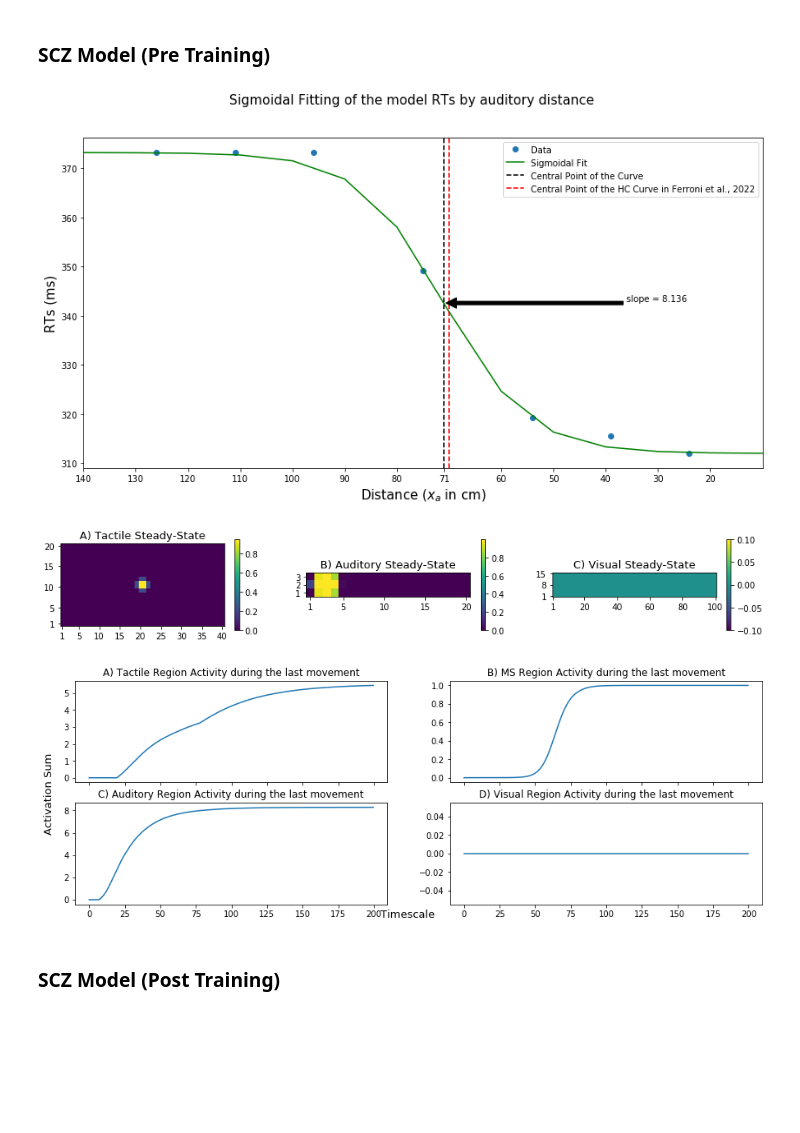
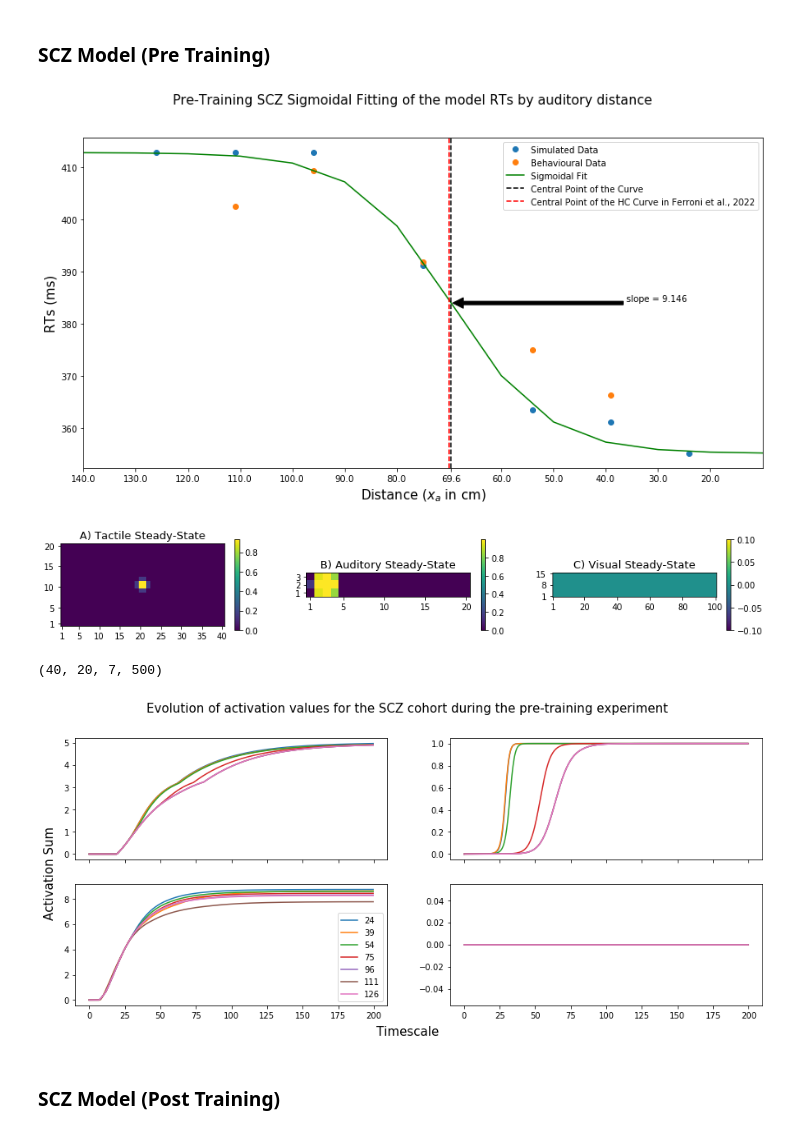
Before and after one commit to VladGrigoras/Dissertation, a Jupyter notebook: HC_FittingFerroni.ipynb, the cells around one changed output. Saved outputs shown, nothing was run; the diff lists cells and outputs as text; code cells hidden in the pictures; blank space fills up the shorter version.

```diff
--- a/HC_FittingFerroni.ipynb
+++ b/HC_FittingFerroni.ipynb
@@ -8,8 +8,8 @@ a_distances = [24, 39, 54, 75, 96, 111, 126]
 ### HC Model (Pre Training)
 # %%
 HCLt, HCLa, HCLv = Lw(.15, .05, 1, 4, .15, .05, 20, 80, .15, .05, 2, 8)
-HCWat, HCWvt, HCWav = crossmodal(.9, 2, .9, 2, .9, 2)
-HCWt, HCWa, HCWv, HCBt, HCBa, HCBv = FwFb(6.5, 6.5, 6.5, 7.75, 7.75, 7.75, 17, 990, 49, 0.98) #feedforward and feedback
+HCWat, HCWvt, HCWav = crossmodal(1.3, 2, 1.3, 2, 1.3, 2)
+HCWt, HCWa, HCWv, HCBt, HCBa, HCBv = FwFb(6.5, 6.5, 6.5, 6.55, 6.55, 6.55, 17, 990, 49, 0.98) #feedforward and feedback
 
 HCzt, HCza, HCzm, HCzv, HCrt = experiment(0.4, 200, a_distances, 5, HCLt, HCLa, HCLv, HCWt, HCWa, HCWv, HCBt, HCBa, HCBv, HCWat, HCWvt, HCWav, 0, 0)
 # %%
@@ -283,9 +287,11 @@ plt.show()
 # %% [markdown]
 ### SCZ Model (Pre Training)
 # %%
+a_distances = [24, 39, 54, 75, 96, 111, 126]
+
 SCZLt, SCZLa, SCZLv = Lw(1.25, .05, 1, 4, 1.25, .05, 20, 80, 1.25, .05, 2, 8)
-SCZWat, SCZWvt, SCZWav = crossmodal(.9, 2, .9, 2, .9, 2)
-SCZWt, SCZWa, SCZWv, SCZBt, SCZBa, SCZBv = FwFb(6.5, 6.5, 6.5, 2.5, 2.5, 2.5, 17, 990, 49, 0.98)
+SCZWat, SCZWvt, SCZWav = crossmodal(.75, 2, .75, 2, .75, 2)
+SCZWt, SCZWa, SCZWv, SCZBt, SCZBa, SCZBv = FwFb(6.5, 6.5, 6.5, 2, 2, 2, 17, 990, 49, 0.98)
 
 SCZzt, SCZza, SCZzm, SCZzv, SCZrt = experiment(0.4, 200, a_distances, 5, SCZLt, SCZLa, SCZLv, SCZWt, SCZWa, SCZWv, SCZBt, SCZBa, SCZBv, SCZWat, SCZWvt, SCZWav, 1.75, 0)
 # %%
@@ -298,7 +304,8 @@ x = np.arange(10, 150, 10)
 y = RTsig(x, SCZcp, SCZslope)
 plt.figure(figsize = (14,7))
 
-plt.plot(a_distances, SCZrt, 'o', label='Data')
+plt.plot(a_distances, SCZrt, 'o', label='Simulated Data')
+plt.plot(a_distances[1:-1], fpreSRTSig, 'o', label='Behavioural Data')
 plt.plot(x,y, label='Sigmoidal Fit', color = "g")
 plt.axvline(x = SCZcp, color = 'black', label = 'Central Point of the Curve', linestyle = "dashed")
 plt.axvline(x = fprSCZCP, color = 'red', label = 'Central Point of the HC Curve in Ferroni et al., 2022', linestyle = "dashed")
@@ -306,7 +313,7 @@ plt.axvline(x = fprSCZCP, color = 'red', label = 'Central Point of the HC Curve
 plt.xlim(max(x), min(x))
 plt.xticks([20,30,40,50,60,SCZcp,80,90,100,110,120,130,140])
 
-plt.suptitle("Sigmoidal Fitting of the model RTs by auditory distance", fontsize = 15)
+plt.suptitle("Pre-Training SCZ Sigmoidal Fitting of the model RTs by auditory distance", fontsize = 15)
 plt.legend(loc='best')
 plt.xlabel("Distance ($x_a$ in cm)", fontsize = 15)
 plt.ylabel("RTs (ms)", fontsize = 15)
@@ -319,7 +326,7 @@ plt.annotate('slope = {}'.format(round(SCZslope, 3)),
 
 plt.show()
 # %% [output]
-[figure, old version]
+[figure, new version]
 # %%
 #Steady State
 x = 0
@@ -360,35 +367,43 @@ fig.colorbar(hm3, ax = ax[2], shrink = 0.5)
 plt.show()
 # %% [output]
 [figure]
+# %%
+np.shape(SCZzt)
+# %% [output]
+(40, 20, 7, 500)
 # %%
 x = 500
-tact = np.zeros(x)
-aud = np.zeros(x)
-vis = np.zeros(x)
-time = np.arange(0, 200 + 0.4, 0.4)
 
-for i in range(x):
-    tact[i] = np.sum(SCZzt[:,:,-1, i])
-    aud[i] = np.sum(SCZza[:,:,-1, i])
-    vis[i] = np.sum(SCZzv[:,:,-1, i])
+tact = np.zeros((7, x))
+aud = np.zeros((7, x))
+vis = np.zeros((7, x))
+
+
+for j in range(7):
+    for i in range(x):
+        tact[j, i] = np.sum(SCZzt[:,:,j, i])
+        aud[j, i] = np.sum(SCZza[:,:,j, i])
+        vis[j, i] = np.sum(SCZzv[:,:,j, i])
 
 #2.10 network evolution
-fig, ax = plt.subplots(2, 2, figsize = (15, 5), sharex="col")
+fig, ax = plt.subplots(2, 2, figsize = (15, 6), sharex="col")
 
-ax[0,0].plot(time[:x], tact[:x])
-ax[1,0].plot(time[:x], aud[:x])
-ax[0,1].plot(time[:x], SCZzm[-1, :x])
-ax[1,1].plot(time[:x], vis[:x])
+time = np.arange(0, 400 + 0.4, 0.4)
 
-fig.text(0.5, 0.08, 'Timescale', ha='center', fontsize = 13)
-fig.text(0.09, 0.5, 'Activation Sum', va='center', rotation='vertical', fontsize = 13)
-ax[0,0].set_title("A) Tactile Region Activity during the last movement")
-ax[0,1].set_title("B) MS Region Activity during the last movement")
-ax[1,0].set_title("C) Auditory Region Activity during the last movement")
-ax[1,1].set_title("D) Visual Region Activity during the last movement")
+for i in range(len(a_distances)):
+    ax[0,0].plot(time[:x], tact[i, :x], label = a_distances[i])
+    ax[1,0].plot(time[:x], aud[i, :x], label = a_distances[i])
+    ax[1,0].legend()
+    ax[0,1].plot(time[:x], SCZzm[i, :x], label = a_distances[i])
+    ax[1,1].plot(time[:x], vis[i, :x], label = a_distances[i])
+
+fig.text(0.5, 0.04, 'Timescale', ha='center', fontsize = 15)
+fig.text(0.09, 0.5, 'Activation Sum', va='center', rotation='vertical', fontsize = 15)
+
+fig.suptitle("Evolution of activation values for the SCZ cohort during the pre-training experiment", fontsize = 15)
 plt.show()
 # %% [output]
-[figure, old version]
+[figure, new version]
 # %% [markdown]
 ### SCZ Model (Post Training)
 # %% [markdown]
```
Also changed, not shown: parts of 17 cells of this notebook, 3 other files.
